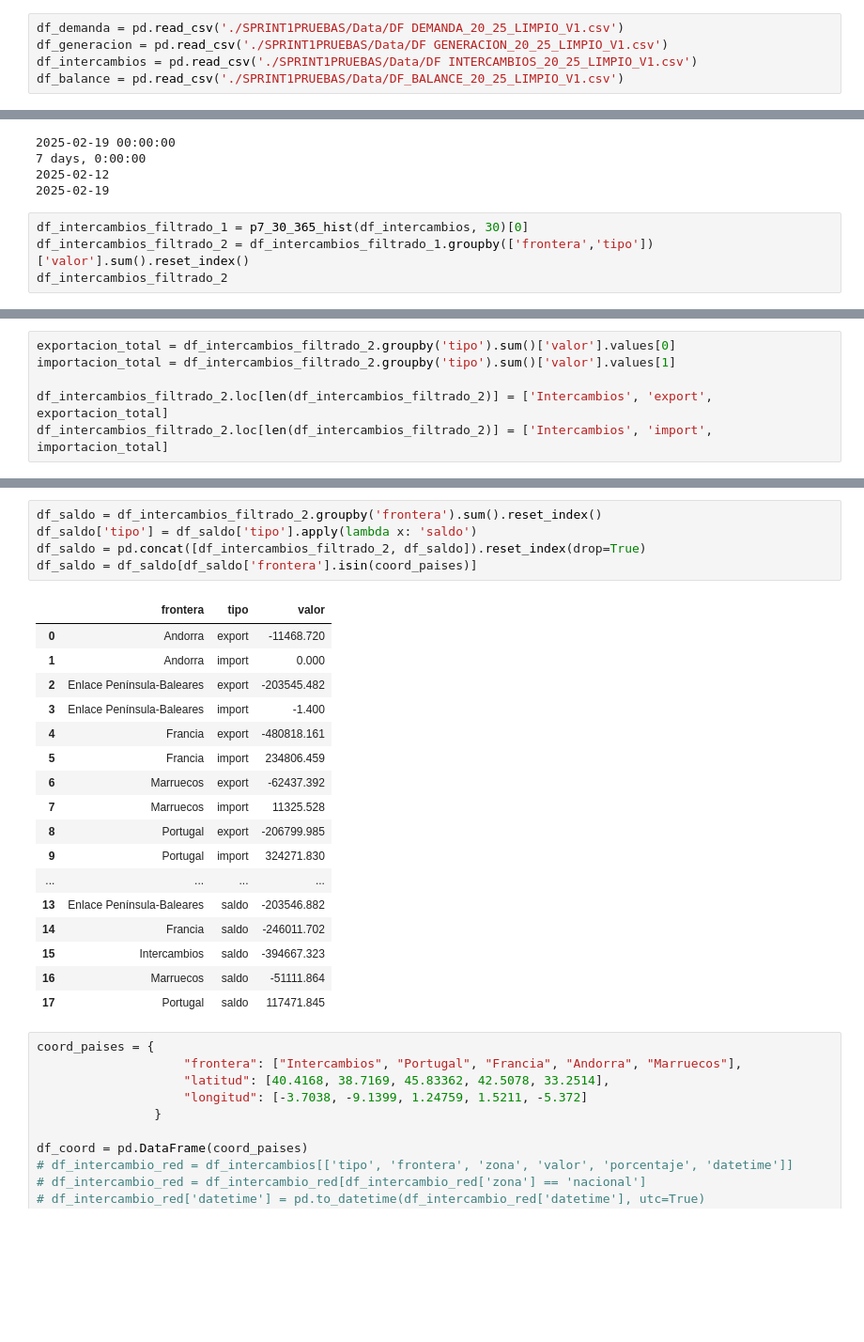
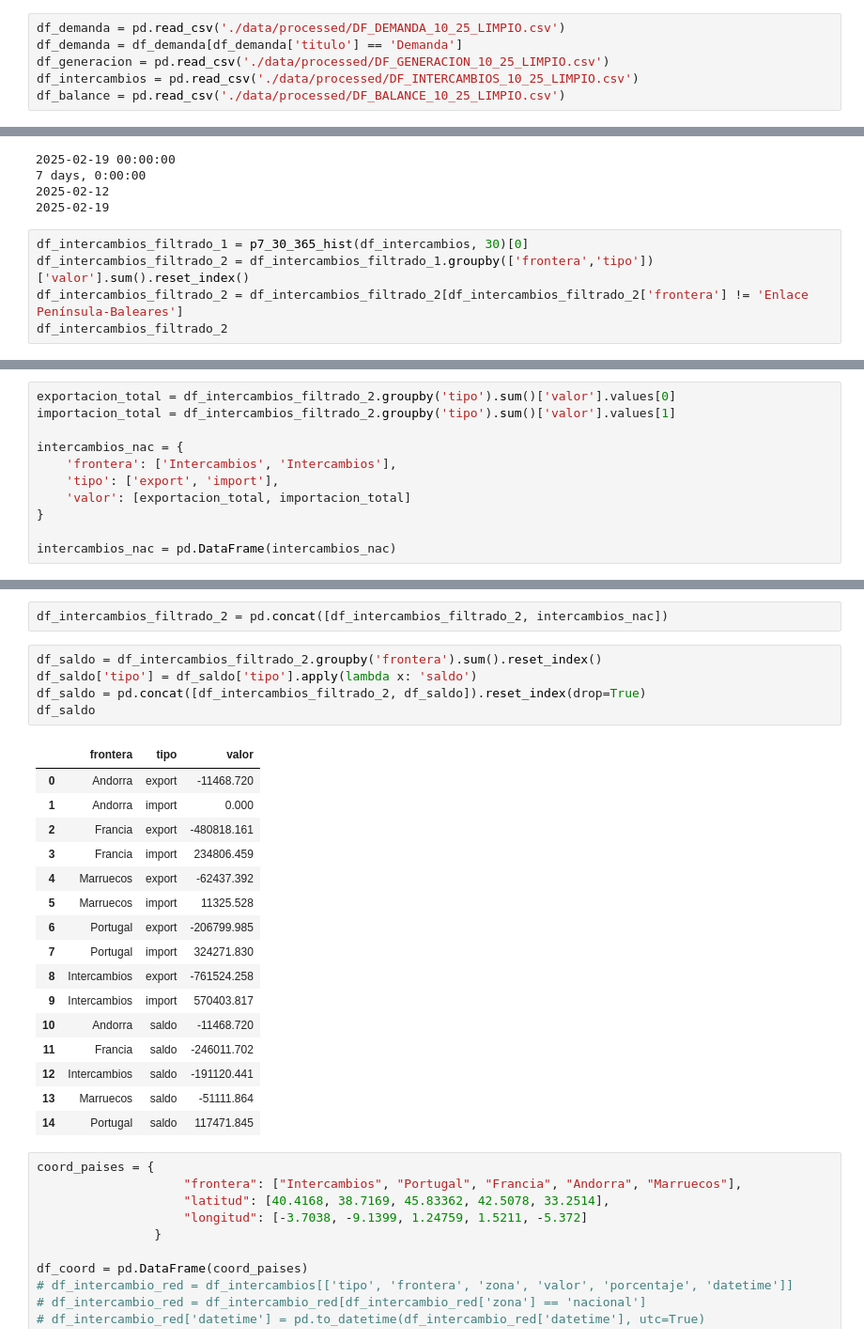
Before and after one commit to mgalvaro/PFB_red_electrica, a Jupyter notebook: Arreglos_Streamlit.ipynb, the cells around one changed output, grey strips where cells are left out. Shown at 94% size. Cells and saved outputs as stored; diff of their text form; blank space fills up the shorter version.

```diff
--- a/Arreglos_Streamlit.ipynb
+++ b/Arreglos_Streamlit.ipynb
@@ -8,5 +10,6 @@ import folium
 # %%
-df_demanda = pd.read_csv('./SPRINT1PRUEBAS/Data/DF DEMANDA_20_25_LIMPIO_V1.csv')
-df_generacion = pd.read_csv('./SPRINT1PRUEBAS/Data/DF GENERACION_20_25_LIMPIO_V1.csv')
-df_intercambios = pd.read_csv('./SPRINT1PRUEBAS/Data/DF INTERCAMBIOS_20_25_LIMPIO_V1.csv')
-df_balance = pd.read_csv('./SPRINT1PRUEBAS/Data/DF_BALANCE_20_25_LIMPIO_V1.csv')
+df_demanda = pd.read_csv('./data/processed/DF_DEMANDA_10_25_LIMPIO.csv')
+df_demanda = df_demanda[df_demanda['titulo'] == 'Demanda']
+df_generacion = pd.read_csv('./data/processed/DF_GENERACION_10_25_LIMPIO.csv')
+df_intercambios = pd.read_csv('./data/processed/DF_INTERCAMBIOS_10_25_LIMPIO.csv')
+df_balance = pd.read_csv('./data/processed/DF_BALANCE_10_25_LIMPIO.csv')
@@ -61,6 +148,7 @@ print(end_date)
 # %%
 df_intercambios_filtrado_1 = p7_30_365_hist(df_intercambios, 30)[0]
 df_intercambios_filtrado_2 = df_intercambios_filtrado_1.groupby(['frontera','tipo'])['valor'].sum().reset_index()
+df_intercambios_filtrado_2 = df_intercambios_filtrado_2[df_intercambios_filtrado_2['frontera'] != 'Enlace Península-Baleares']
 df_intercambios_filtrado_2
 # %% [output]
 |  | frontera | tipo | valor |
@@ -78,5 +164,10 @@ df_intercambios_filtrado_2
 exportacion_total = df_intercambios_filtrado_2.groupby('tipo').sum()['valor'].values[0]
 importacion_total = df_intercambios_filtrado_2.groupby('tipo').sum()['valor'].values[1]
 
-df_intercambios_filtrado_2.loc[len(df_intercambios_filtrado_2)] = ['Intercambios', 'export', exportacion_total]
-df_intercambios_filtrado_2.loc[len(df_intercambios_filtrado_2)] = ['Intercambios', 'import', importacion_total]
+intercambios_nac = {
+    'frontera': ['Intercambios', 'Intercambios'],
+    'tipo': ['export', 'import'],
+    'valor': [exportacion_total, importacion_total]
+}
+
+intercambios_nac = pd.DataFrame(intercambios_nac)
@@ -99,26 +174,27 @@ df_intercambios_filtrado_2
+# %%
+df_intercambios_filtrado_2 = pd.concat([df_intercambios_filtrado_2, intercambios_nac])
 # %%
 df_saldo = df_intercambios_filtrado_2.groupby('frontera').sum().reset_index()
 df_saldo['tipo'] = df_saldo['tipo'].apply(lambda x: 'saldo')
 df_saldo = pd.concat([df_intercambios_filtrado_2, df_saldo]).reset_index(drop=True)
-df_saldo = df_saldo[df_saldo['frontera'].isin(coord_paises)]
+df_saldo
 # %% [output]
 |  | frontera | tipo | valor |
 | 0 | Andorra | export | -11468.720 |
 | 1 | Andorra | import | 0.000 |
-| 2 | Enlace Península-Baleares | export | -203545.482 |
-| 3 | Enlace Península-Baleares | import | -1.400 |
-| 4 | Francia | export | -480818.161 |
-| 5 | Francia | import | 234806.459 |
-| 6 | Marruecos | export | -62437.392 |
-| 7 | Marruecos | import | 11325.528 |
-| 8 | Portugal | export | -206799.985 |
-| 9 | Portugal | import | 324271.830 |
-| ... | ... | ... | ... |
-| 13 | Enlace Península-Baleares | saldo | -203546.882 |
-| 14 | Francia | saldo | -246011.702 |
-| 15 | Intercambios | saldo | -394667.323 |
-| 16 | Marruecos | saldo | -51111.864 |
-| 17 | Portugal | saldo | 117471.845 |
+| 2 | Francia | export | -480818.161 |
+| 3 | Francia | import | 234806.459 |
+| 4 | Marruecos | export | -62437.392 |
+| 5 | Marruecos | import | 11325.528 |
+| 6 | Portugal | export | -206799.985 |
+| 7 | Portugal | import | 324271.830 |
+| 8 | Intercambios | export | -761524.258 |
+| 9 | Intercambios | import | 570403.817 |
+| 10 | Andorra | saldo | -11468.720 |
+| 11 | Francia | saldo | -246011.702 |
+| 12 | Intercambios | saldo | -191120.441 |
+| 13 | Marruecos | saldo | -51111.864 |
+| 14 | Portugal | saldo | 117471.845 |
 # %%
 coord_paises = {
                     "frontera": ["Intercambios", "Portugal", "Francia", "Andorra", "Marruecos"],
```
Also changed, not shown: parts of 26 cells of this notebook, 7 other files.
